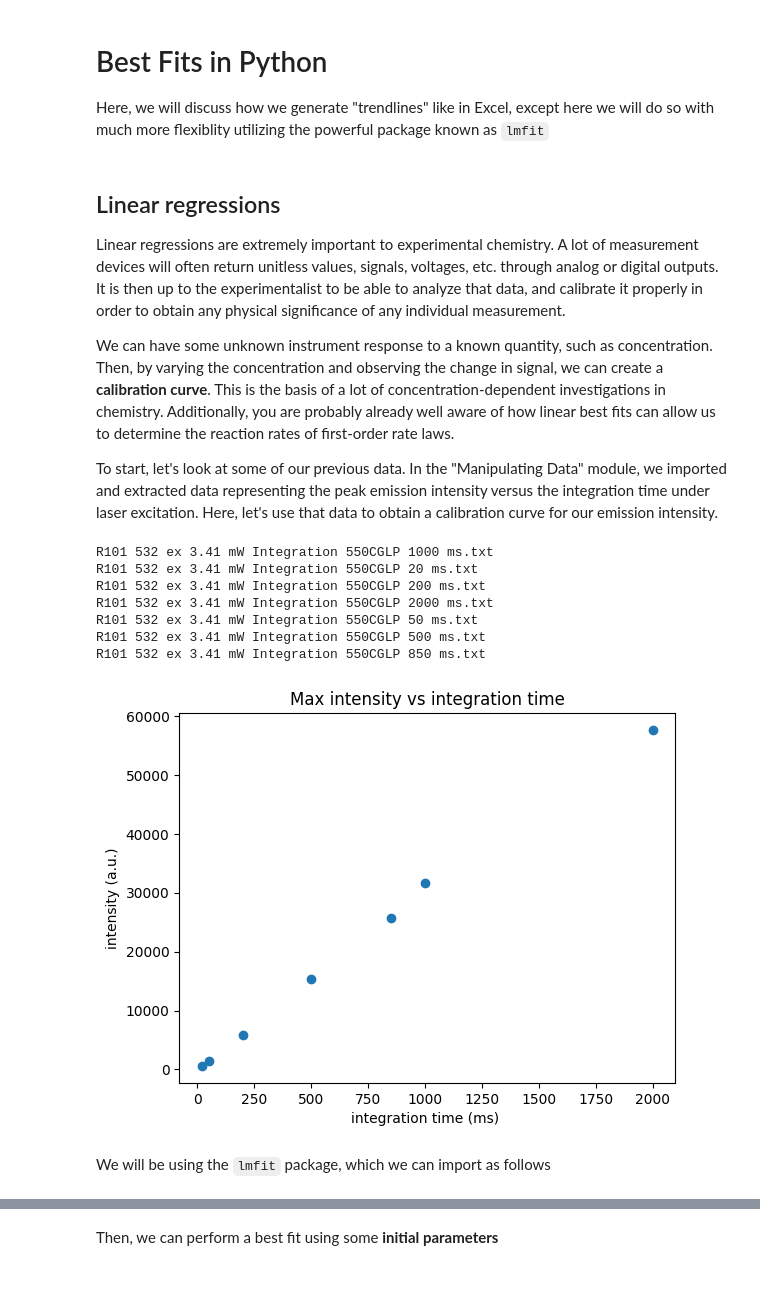
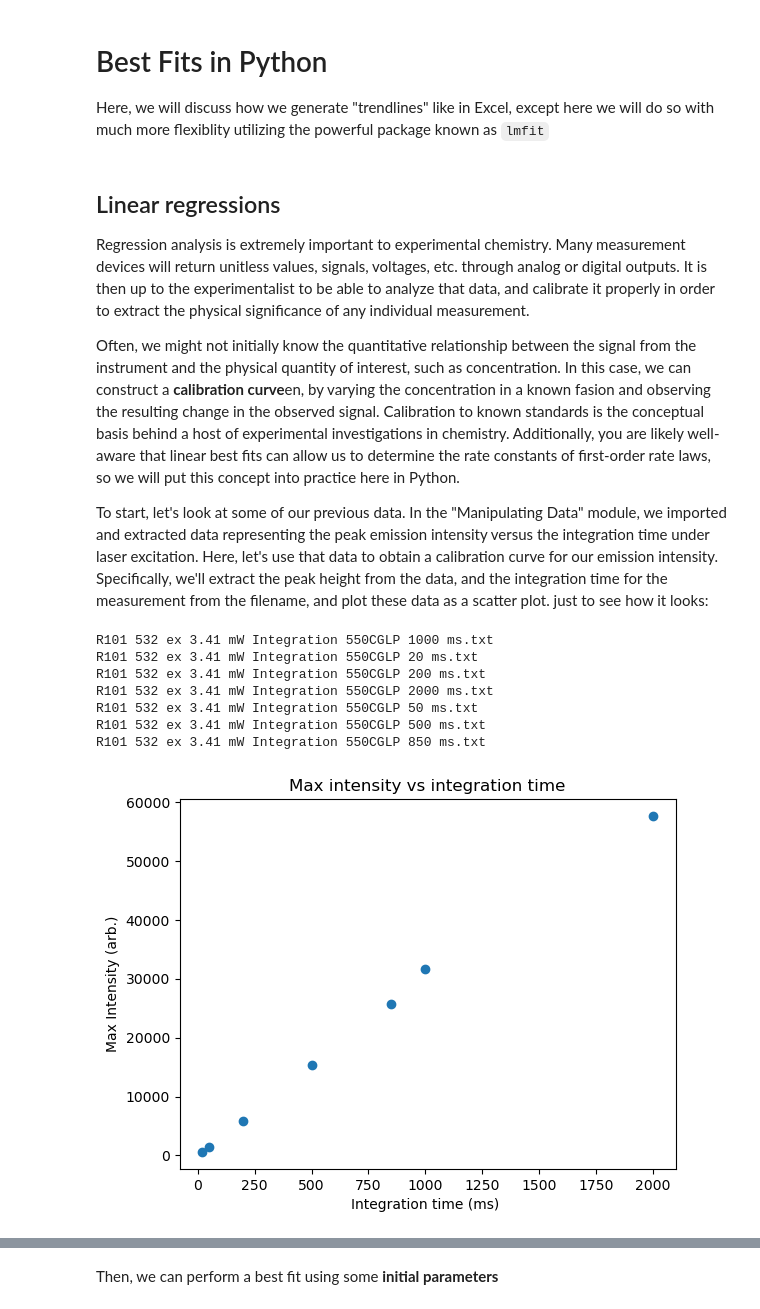
Before and after one commit to Rees9/Py4PhysChem, a Jupyter notebook: lmfit.ipynb, the cells around one changed output, grey strips where cells are left out. Drawn from its saved outputs; the diff is of its cells as text; code cells hidden in the pictures; blank space fills up the shorter version.

Commit message:
mw edits, and fix to "lmfit not found"

```diff
--- a/lmfit.ipynb
+++ b/lmfit.ipynb
@@ -5,43 +5,47 @@ Here, we will discuss how we generate "trendlines" like in Excel, except here we
 # %% [markdown]
 ## Linear regressions
 
-Linear regressions are extremely important to experimental chemistry. A lot of measurement devices will often return unitless values, signals, voltages, etc. through analog or digital outputs. It is then up to the experimentalist to be able to analyze that data, and calibrate it properly in order to obtain any physical significance of any individual measurement.
+Regression analysis is extremely important to experimental chemistry. Many measurement devices will return unitless values, signals, voltages, etc. through analog or digital outputs. It is then up to the experimentalist to be able to analyze that data, and calibrate it properly in order to extract the physical significance of any individual measurement.
 
-We can have some unknown instrument response to a known quantity, such as concentration. Then, by varying the concentration and observing the change in signal, we can create a **calibration curve**. This is the basis of a lot of concentration-dependent investigations in chemistry. Additionally, you are probably already well aware of how linear best fits can allow us to determine the reaction rates of first-order rate laws.
+Often, we might not initially know the quantitative relationship between the signal from the instrument and the physical quantity of interest, such as concentration. In this case, we can construct a **calibration curve**en, by varying the concentration in a known fasion and observing the resulting change in the observed signal. Calibration to known standards is the conceptual basis behind a host of experimental investigations in chemistry. Additionally, you are likely well-aware that linear best fits can allow us to determine the rate constants of first-order rate laws, so we will put this concept into practice here in Python.
 
-To start, let's look at some of our previous data. In the "Manipulating Data" module, we imported and extracted data representing the peak emission intensity versus the integration time under laser excitation. Here, let's use that data to obtain a calibration curve for our emission intensity.
+To start, let's look at some of our previous data. In the "Manipulating Data" module, we imported and extracted data representing the peak emission intensity versus the integration time under laser excitation. Here, let's use that data to obtain a calibration curve for our emission intensity. Specifically, we'll extract the peak height from the data, and the integration time for the measurement from the filename, and plot these data as a scatter plot. just to see how it looks:
 # %%
 # import packages
 import numpy as np
 import matplotlib.pyplot as plt
 %matplotlib inline
 import os
 
-# import data
+# Import data
 max_array = []
 inttime_array = []
 for filename in os.listdir('data/em_vs_laser/'): #os.listdir() will return each file in a folder.
     wavelength, intensity = np.genfromtxt(f'data/em_vs_laser/{filename}',skip_header=14,delimiter='',unpack=True) # import the data from that file
     # extract the integration time from the filename
     if 'Integration' in filename:
         print(filename)
+        inttime_array.append(filename.split(' ')[7]) #This extracts the integration time from the filename -- see the Importing Data section
         # truncate data to exclude possible laser peak
         intensity = intensity[(wavelength) > 575] # only fetch max from 575 nm and above, as laser peak is at 532 nm
         max_array.append(np.max(intensity))
-inttime_array = [1000,20,200,2000,50,500,850]
 
+# Re-format data
+inttime_array = np.array(inttime_array) #Here, we cast the inttime_array (generated above) into a numpy array (rather than a generic 'list')
+inttime_array = inttime_array.astype(np.float64) #Here, we cast the elements of the array to (numerical) float values. Recall that the filename was a string, so python was considering each element as a list of characters up until this step.
+max_array = np.array(max_array) #We similarly cast the list of maximum intensities to a numpy array
+
+# Plot data
 plt.scatter(inttime_array,max_array)
-plt.xlabel('integration time (ms) ')
-plt.ylabel('intensity (a.u.)')
+plt.xlabel('Integration time (ms) ')
+plt.ylabel('Max Intensity (arb.)')
 plt.title('Max intensity vs integration time');
 # %% [output]
 R101 532 ex 3.41 mW Integration 550CGLP 1000 ms.txt
 R101 532 ex 3.41 mW Integration 550CGLP 20 ms.txt
 R101 532 ex 3.41 mW Integration 550CGLP 200 ms.txt
 R101 532 ex 3.41 mW Integration 550CGLP 2000 ms.txt
 R101 532 ex 3.41 mW Integration 550CGLP 50 ms.txt
 R101 532 ex 3.41 mW Integration 550CGLP 500 ms.txt
 R101 532 ex 3.41 mW Integration 550CGLP 850 ms.txt
-[figure, old version]
+[figure, new version]
-# %% [markdown]
-We will be using the `lmfit` package, which we can import as follows
```
Also changed, not shown: parts of 15 cells of this notebook.
